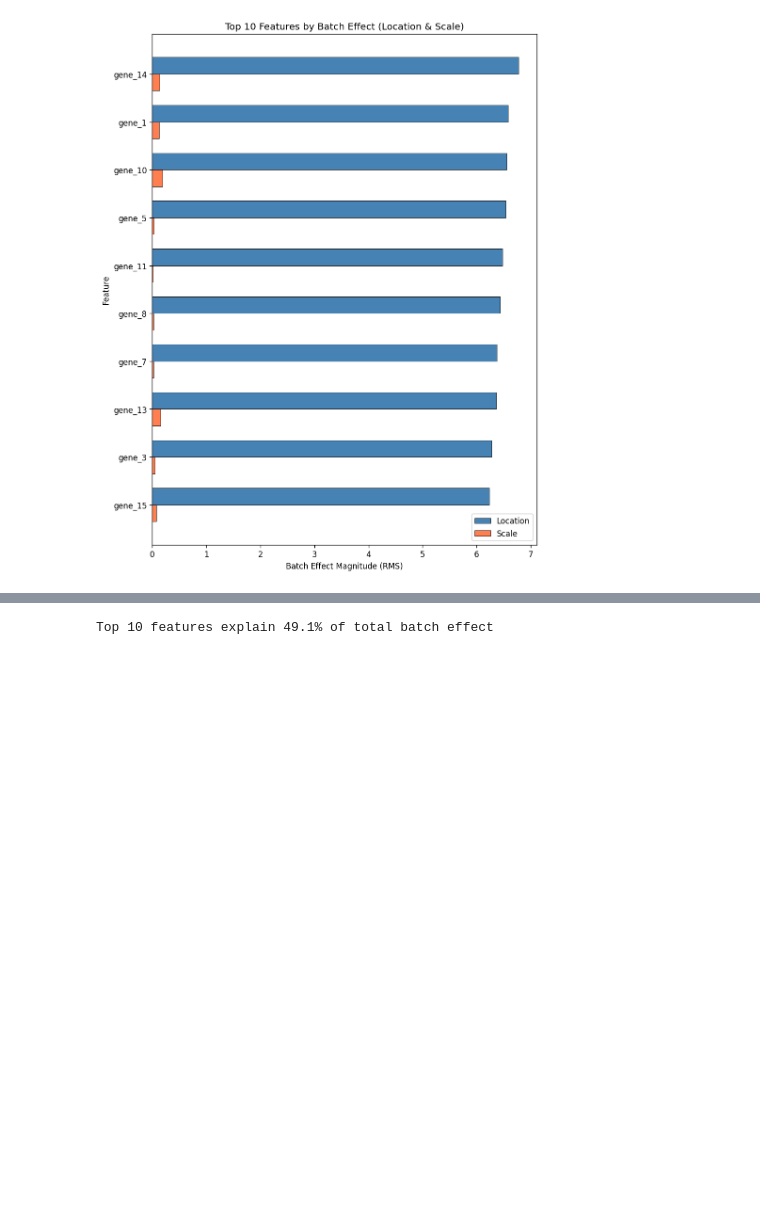
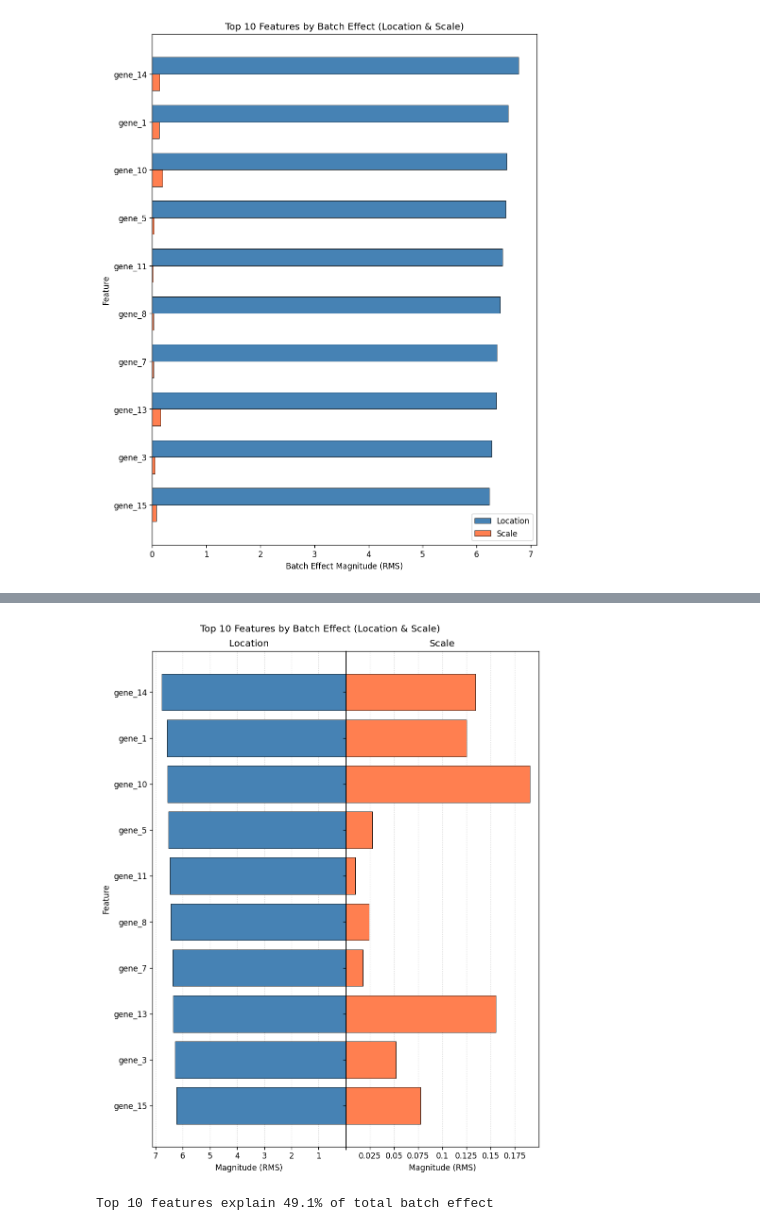
Before and after one commit to EttoreRocchi/combatlearn, a Jupyter notebook: docs/source/demo/combatlearn_demo.ipynb, the cells around one changed output, grey strips where cells are left out. Drawn from its saved outputs; the diff is of its cells as text; code cells hidden in the pictures; blank space fills up the shorter version.

```diff
--- a/docs/source/demo/combatlearn_demo.ipynb
+++ b/docs/source/demo/combatlearn_demo.ipynb
@@ -447,3 +523,7 @@ fig = plot_feature_diagnostics(combat, top_n=10, kind="combined", mode="magnitud
+# %%
+fig = plot_feature_diagnostics(combat, top_n=10, kind="combined", mode="magnitude", layout="diverging")
+# %% [output]
+[figure, added]
 # %%
 fig = plot_feature_diagnostics(combat, top_n=10, kind="combined", mode="distribution")
 # %% [output]
```
Also changed, not shown: parts of 18 cells of this notebook, 15 other files.
